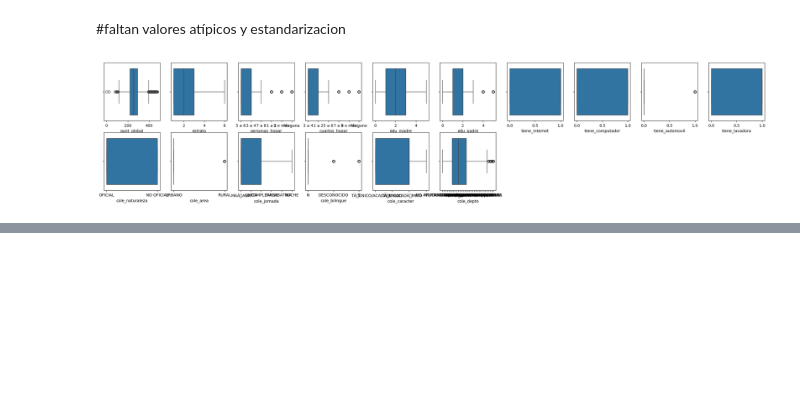
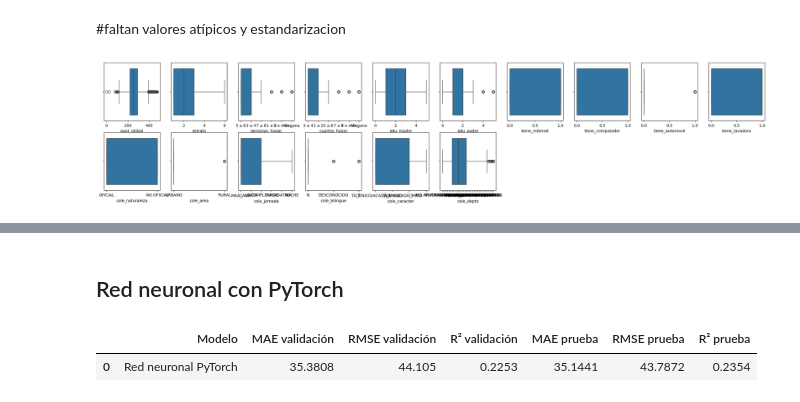
Before and after one commit to Dalzsfn/icfes-analisis, a Jupyter notebook: notebooks/icfes.ipynb, the cells around one changed output, grey strips where cells are left out. Saved outputs shown, nothing was run; the diff lists cells and outputs as text; code cells hidden in the pictures; blank space fills up the shorter version.

```diff
--- a/notebooks/icfes.ipynb
+++ b/notebooks/icfes.ipynb
@@ -455,0 +546,61 @@ X_train, X_test, y_train, y_test = train_test_split(X, y, test_size=0.3, random_
+# %% [markdown]
+## Red neuronal con PyTorch
+# %%
+import torch
+from torch import nn
+from torch.utils.data import DataLoader, TensorDataset
+
+torch.manual_seed(42)
+X_train_np = X_train.to_numpy(dtype=np.float32)
+X_test_np = X_test.to_numpy(dtype=np.float32)
+y_train_np = y_train.to_numpy(dtype=np.float32).reshape(-1, 1)
+y_test_np = y_test.to_numpy(dtype=np.float32).reshape(-1, 1)
+
+escalador_nn = StandardScaler()
+X_train_nn = escalador_nn.fit_transform(X_train_np).astype(np.float32)
+X_test_nn = escalador_nn.transform(X_test_np).astype(np.float32)
+rng = np.random.default_rng(42)
+indices = rng.permutation(len(X_train_nn))
+cut = int(len(indices) * 0.8)
+idx_entrenamiento, idx_validacion = indices[:cut], indices[cut:]
+
+class RedRegresion(nn.Module):
+    def __init__(self, n_features):
+        super().__init__()
+        self.red = nn.Sequential(
+            nn.Linear(n_features, 64), nn.ReLU(),
+            nn.Linear(64, 32), nn.ReLU(),
+            nn.Linear(32, 1),
+        )
+    def forward(self, x):
+        return self.red(x)
+
+modelo_nn = RedRegresion(X_train_nn.shape[1])
+perdida = nn.MSELoss()
+optimizador = torch.optim.Adam(modelo_nn.parameters(), lr=0.001)
+dataset = TensorDataset(torch.from_numpy(X_train_nn[idx_entrenamiento]), torch.from_numpy(y_train_np[idx_entrenamiento]))
+loader = DataLoader(dataset, batch_size=2048, shuffle=True)
+for _ in range(30):
+    modelo_nn.train()
+    for X_batch, y_batch in loader:
+        optimizador.zero_grad()
+        perdida(modelo_nn(X_batch), y_batch).backward()
+        optimizador.step()
+
+modelo_nn.eval()
+with torch.no_grad():
+    pred_validacion = modelo_nn(torch.from_numpy(X_train_nn[idx_validacion])).numpy().ravel()
+    pred_test_nn = modelo_nn(torch.from_numpy(X_test_nn)).numpy().ravel()
+resultado_red_neuronal = pd.DataFrame([{
+    "Modelo": "Red neuronal PyTorch",
+    "MAE validación": mean_absolute_error(y_train_np[idx_validacion].ravel(), pred_validacion),
+    "RMSE validación": root_mean_squared_error(y_train_np[idx_validacion].ravel(), pred_validacion),
+    "R² validación": r2_score(y_train_np[idx_validacion].ravel(), pred_validacion),
+    "MAE prueba": mean_absolute_error(y_test_np.ravel(), pred_test_nn),
+    "RMSE prueba": root_mean_squared_error(y_test_np.ravel(), pred_test_nn),
+    "R² prueba": r2_score(y_test_np.ravel(), pred_test_nn),
+}])
+display(resultado_red_neuronal.round(4))
+# %% [output]
+|  | Modelo | MAE validación | RMSE validación | R² validación | MAE prueba | RMSE prueba | R² prueba |
+| 0 | Red neuronal PyTorch | 35.3808 | 44.105 | 0.2253 | 35.1441 | 43.7872 | 0.2354 |
```
Also changed, not shown: parts of 7 cells of this notebook.
